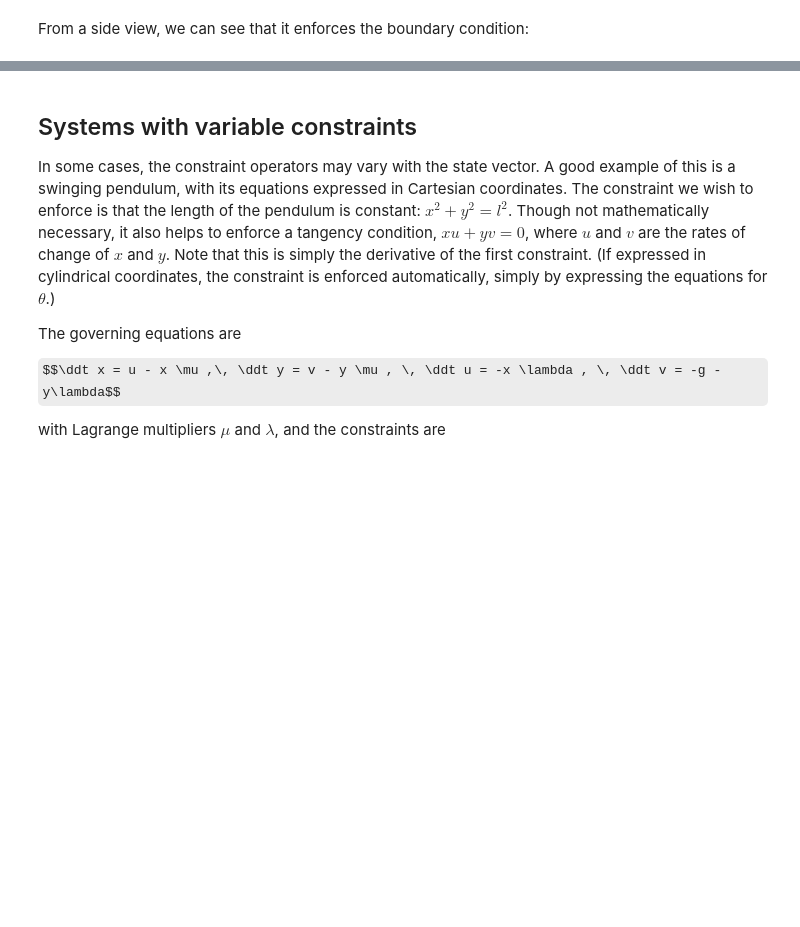
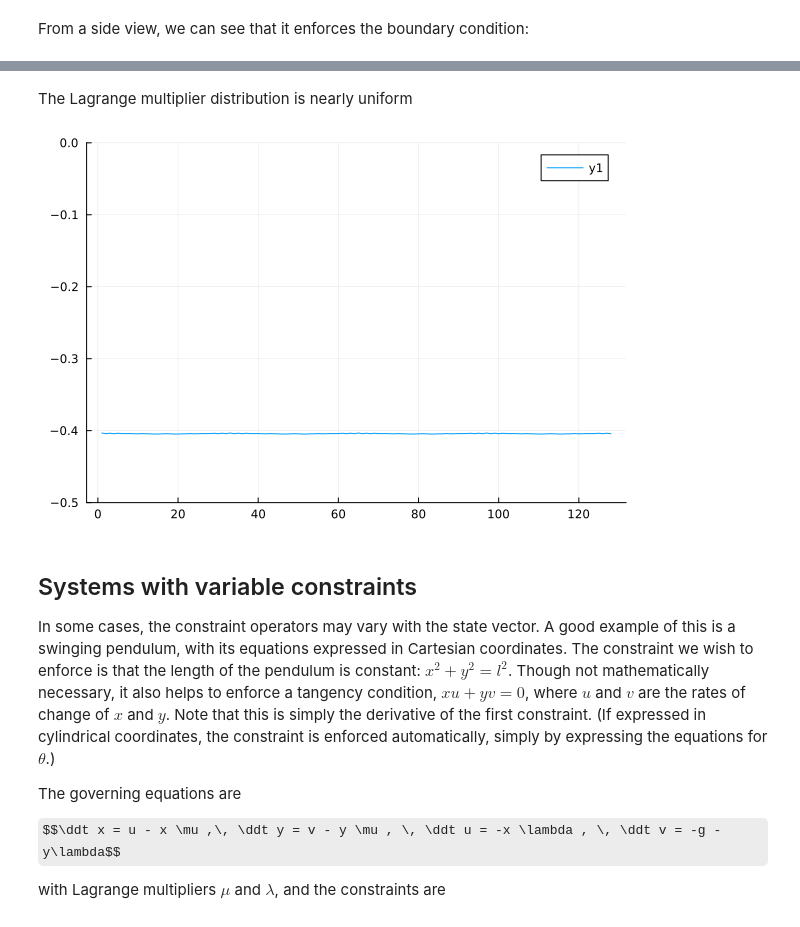
Before and after one commit to JuliaIBPM/ConstrainedSystems.jl, a Jupyter notebook: examples/timemarching.ipynb, the cells around one changed output, grey strips where cells are left out. Cells and saved outputs as stored; diff of their text form; code cells hidden in the pictures; some formulas as TeX source; blank space fills up the shorter version.

```diff
--- a/examples/timemarching.ipynb
+++ b/examples/timemarching.ipynb
@@ -125,3 +130,9 @@ plot(xg,state(sol.u[end])[65,:],xlabel="x",ylabel="u(x,1)")
+# %% [markdown]
+The Lagrange multiplier distribution is nearly uniform
+# %%
+plot(constraint(sol.u[end]),ylim=(-0.5,0))
+# %% [output]
+[figure, added]
 # %% [markdown]
 ## Systems with variable constraints
 
```
Also changed, not shown: parts of 7 cells of this notebook, 7 other files.
